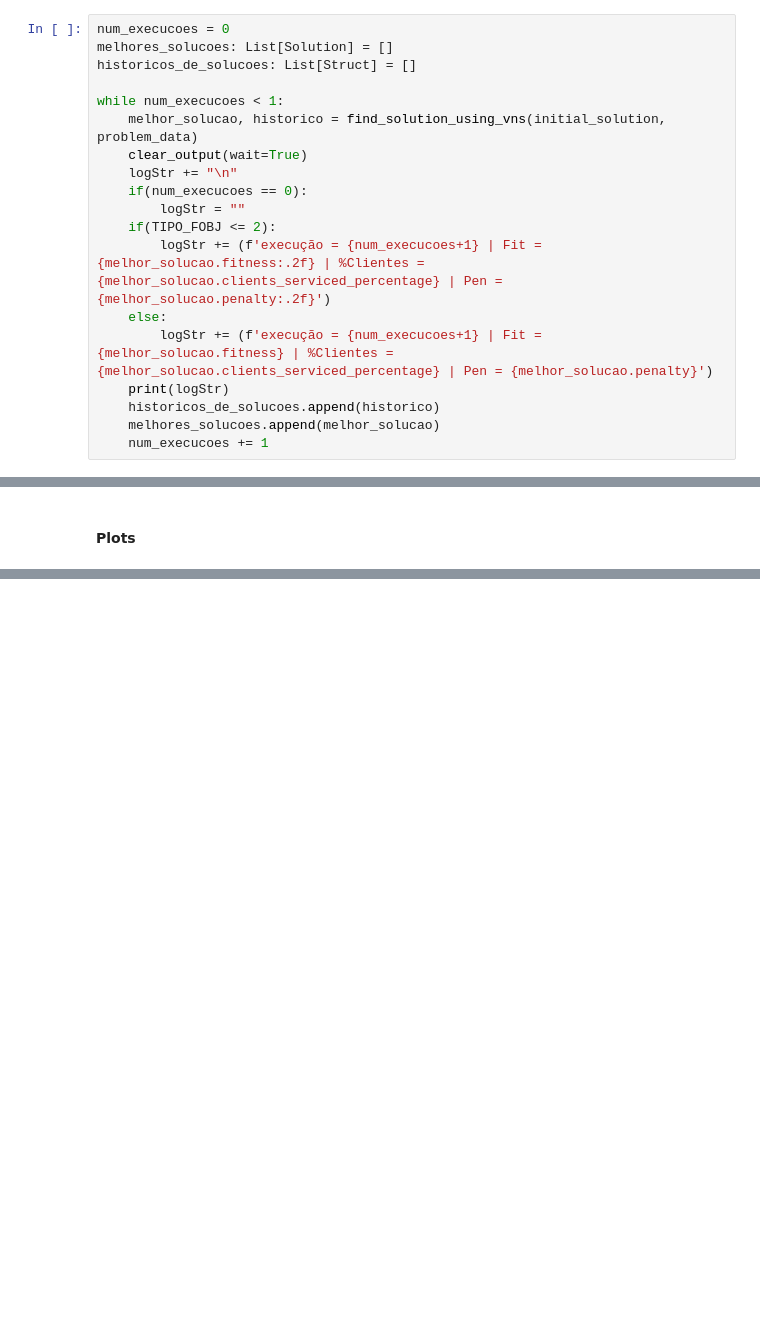
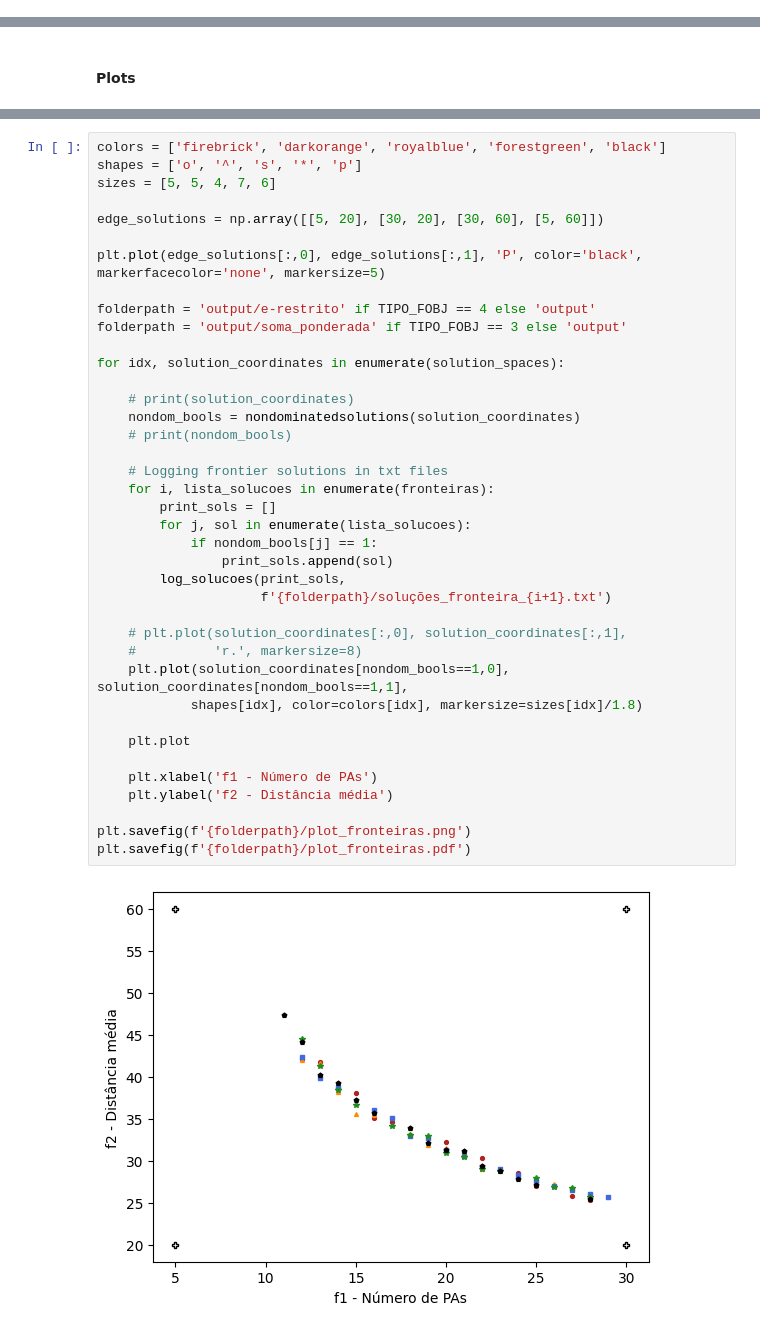
Before and after one commit to dBorea/TC-Teoria-da-Decis-o, a Jupyter notebook: trabalho_computacional.ipynb, the cells around one changed output, grey strips where cells are left out. Drawn from its saved outputs; the diff is of its cells as text; blank space fills up the shorter version.

```diff
--- a/trabalho_computacional.ipynb
+++ b/trabalho_computacional.ipynb
@@ -394,19 +411,0 @@ print(initial_solution.solution)
-# %%
-num_execucoes = 0
-melhores_solucoes: List[Solution] = []
-historicos_de_solucoes: List[Struct] = []
-
-while num_execucoes < 1:
-    melhor_solucao, historico = find_solution_using_vns(initial_solution, problem_data)
-    clear_output(wait=True)
-    logStr += "\n"
-    if(num_execucoes == 0):
-        logStr = ""
-    if(TIPO_FOBJ <= 2):
-        logStr += (f'execução = {num_execucoes+1} | Fit = {melhor_solucao.fitness:.2f} | %Clientes = {melhor_solucao.clients_serviced_percentage} | Pen = {melhor_solucao.penalty:.2f}')
-    else:
-        logStr += (f'execução = {num_execucoes+1} | Fit = {melhor_solucao.fitness} | %Clientes = {melhor_solucao.clients_serviced_percentage} | Pen = {melhor_solucao.penalty}')
-    print(logStr)
-    historicos_de_solucoes.append(historico)
-    melhores_solucoes.append(melhor_solucao)
-    num_execucoes += 1
@@ -472,0 +581,41 @@ for solution in melhores_solucoes:
+# %%
+colors = ['firebrick', 'darkorange', 'royalblue', 'forestgreen', 'black']
+shapes = ['o', '^', 's', '*', 'p']
+sizes = [5, 5, 4, 7, 6]
+
+edge_solutions = np.array([[5, 20], [30, 20], [30, 60], [5, 60]])
+
+plt.plot(edge_solutions[:,0], edge_solutions[:,1], 'P', color='black', markerfacecolor='none', markersize=5)
+
+folderpath = 'output/e-restrito' if TIPO_FOBJ == 4 else 'output'
+folderpath = 'output/soma_ponderada' if TIPO_FOBJ == 3 else 'output'
+
+for idx, solution_coordinates in enumerate(solution_spaces):
+
+    # print(solution_coordinates)
+    nondom_bools = nondominatedsolutions(solution_coordinates)
+    # print(nondom_bools)
+
+    # Logging frontier solutions in txt files
+    for i, lista_solucoes in enumerate(fronteiras):
+        print_sols = []
+        for j, sol in enumerate(lista_solucoes):
+            if nondom_bools[j] == 1:
+                print_sols.append(sol)
+        log_solucoes(print_sols,
+                     f'{folderpath}/soluções_fronteira_{i+1}.txt')
+
+    # plt.plot(solution_coordinates[:,0], solution_coordinates[:,1],
+    #          'r.', markersize=8)
+    plt.plot(solution_coordinates[nondom_bools==1,0], solution_coordinates[nondom_bools==1,1],
+            shapes[idx], color=colors[idx], markersize=sizes[idx]/1.8)
+
+    plt.plot
+
+    plt.xlabel('f1 - Número de PAs')
+    plt.ylabel('f2 - Distância média')
+
+plt.savefig(f'{folderpath}/plot_fronteiras.png')
+plt.savefig(f'{folderpath}/plot_fronteiras.pdf')
+# %% [output]
+[figure, added]
```
Also changed, not shown: parts of 13 cells of this notebook.
